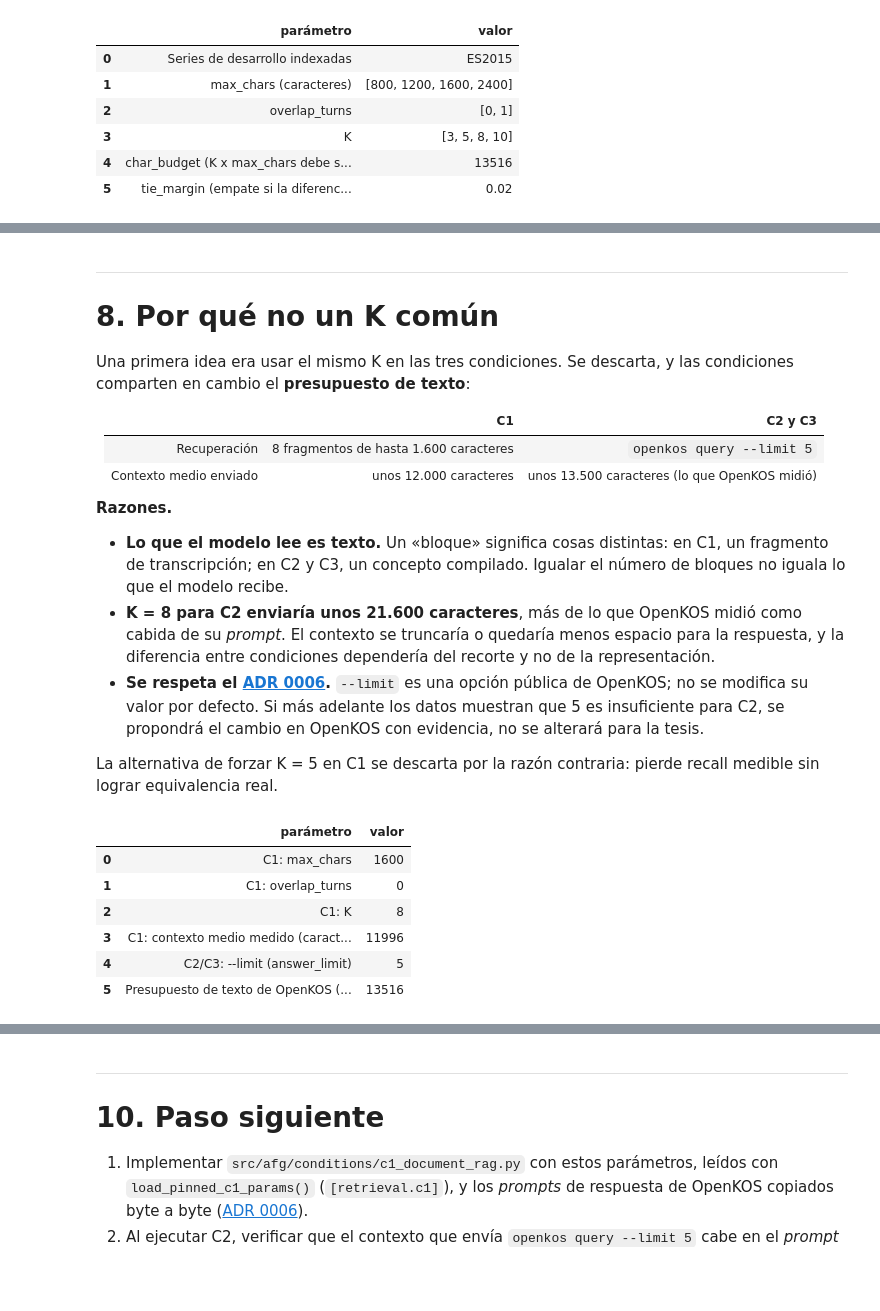
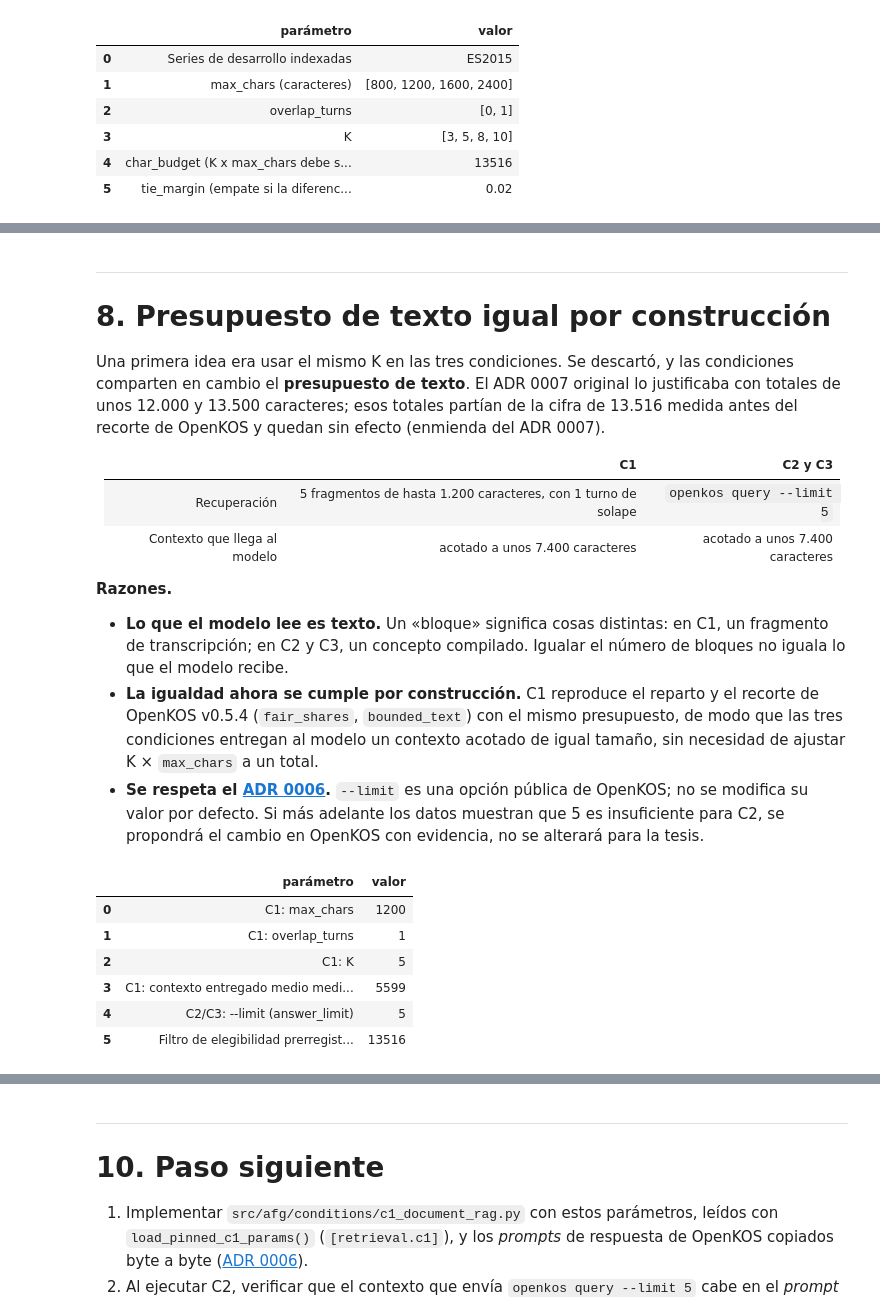
Before and after one commit to jasonssdev/mcd-afg, a Jupyter notebook: notebooks/06-jss-ajuste-c1.ipynb, the cells around one changed output, grey strips where cells are left out. Cells and saved outputs as stored; diff of their text form; code cells hidden in the pictures; blank space fills up the shorter version.

```diff
--- a/notebooks/06-jss-ajuste-c1.ipynb
+++ b/notebooks/06-jss-ajuste-c1.ipynb
@@ -343,52 +384,52 @@ pd.DataFrame(
 # %% [markdown]
 ---
 
-# 8. Por qué no un K común
+# 8. Presupuesto de texto igual por construcción
 
-Una primera idea era usar el mismo K en las tres condiciones. Se descarta, y las condiciones
-comparten en cambio el **presupuesto de texto**:
+Una primera idea era usar el mismo K en las tres condiciones. Se descartó, y las condiciones
+comparten en cambio el **presupuesto de texto**. El ADR 0007 original lo justificaba con
+totales de unos 12.000 y 13.500 caracteres; esos totales partían de la cifra de 13.516
+medida antes del recorte de OpenKOS y quedan sin efecto (enmienda del ADR 0007).
 
 | | C1 | C2 y C3 |
 |---|---|---|
-| Recuperación | 8 fragmentos de hasta 1.600 caracteres | `openkos query --limit 5` |
-| Contexto medio enviado | unos 12.000 caracteres | unos 13.500 caracteres (lo que OpenKOS midió) |
+| Recuperación | 5 fragmentos de hasta 1.200 caracteres, con 1 turno de solape | `openkos query --limit 5` |
+| Contexto que llega al modelo | acotado a unos 7.400 caracteres | acotado a unos 7.400 caracteres |
 
 **Razones.**
 
 - **Lo que el modelo lee es texto.** Un «bloque» significa cosas distintas: en C1, un
   fragmento de transcripción; en C2 y C3, un concepto compilado. Igualar el número de bloques
   no iguala lo que el modelo recibe.
-- **K = 8 para C2 enviaría unos 21.600 caracteres**, más de lo que OpenKOS midió como cabida
-  de su *prompt*. El contexto se truncaría o quedaría menos espacio para la respuesta, y la
-  diferencia entre condiciones dependería del recorte y no de la representación.
+- **La igualdad ahora se cumple por construcción.** C1 reproduce el reparto y el recorte de
+  OpenKOS v0.5.4 (`fair_shares`, `bounded_text`) con el mismo presupuesto, de modo que las tres
+  condiciones entregan al modelo un contexto acotado de igual tamaño, sin necesidad de ajustar
+  K × `max_chars` a un total.
 - **Se respeta el [ADR 0006](../docs/decisions/0006-adr-c1-rag-separado-con-respuesta-de-openkos.md).**
   `--limit` es una opción pública de OpenKOS; no se modifica su valor por defecto. Si más
   adelante los datos muestran que 5 es insuficiente para C2, se propondrá el cambio en
   OpenKOS con evidencia, no se alterará para la tesis.
-
-La alternativa de forzar K = 5 en C1 se descarta por la razón contraria: pierde recall
-medible sin lograr equivalencia real.
 # %%
 shared = CONFIG["retrieval"]
 pd.DataFrame(
     [
         ("C1: max_chars", PINNED.max_chars),
         ("C1: overlap_turns", PINNED.overlap_turns),
         ("C1: K", PINNED.k),
-        ("C1: contexto medio medido (caracteres)", round(w.mean_context_chars)),
+        ("C1: contexto entregado medio medido (caracteres)", round(w.mean_delivered_chars)),
         ("C2/C3: --limit (answer_limit)", shared["answer_limit"]),
-        ("Presupuesto de texto de OpenKOS (caracteres, 5 cuerpos)", TUNING.char_budget),
+        ("Filtro de elegibilidad prerregistrado (caracteres)", TUNING.char_budget),
     ],
     columns=["parámetro", "valor"],
 )
 # %% [output]
 |  | parámetro | valor |
-| 0 | C1: max_chars | 1600 |
-| 1 | C1: overlap_turns | 0 |
-| 2 | C1: K | 8 |
-| 3 | C1: contexto medio medido (caract... | 11996 |
+| 0 | C1: max_chars | 1200 |
+| 1 | C1: overlap_turns | 1 |
+| 2 | C1: K | 5 |
+| 3 | C1: contexto entregado medio medi... | 5599 |
 | 4 | C2/C3: --limit (answer_limit) | 5 |
-| 5 | Presupuesto de texto de OpenKOS (... | 13516 |
+| 5 | Filtro de elegibilidad prerregist... | 13516 |
 # %% [markdown]
 ---
 
```
Also changed, not shown: parts of 18 cells of this notebook, 10 other files.
